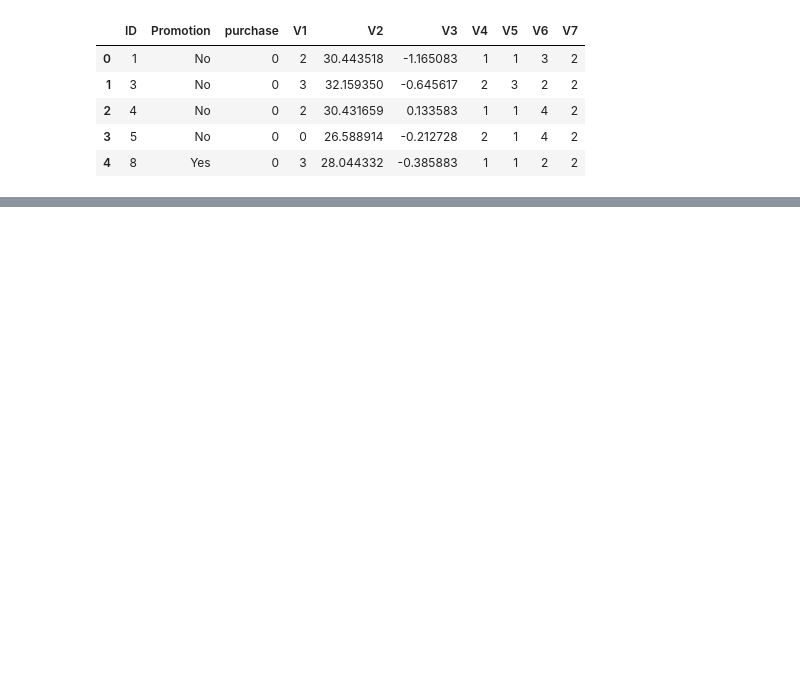
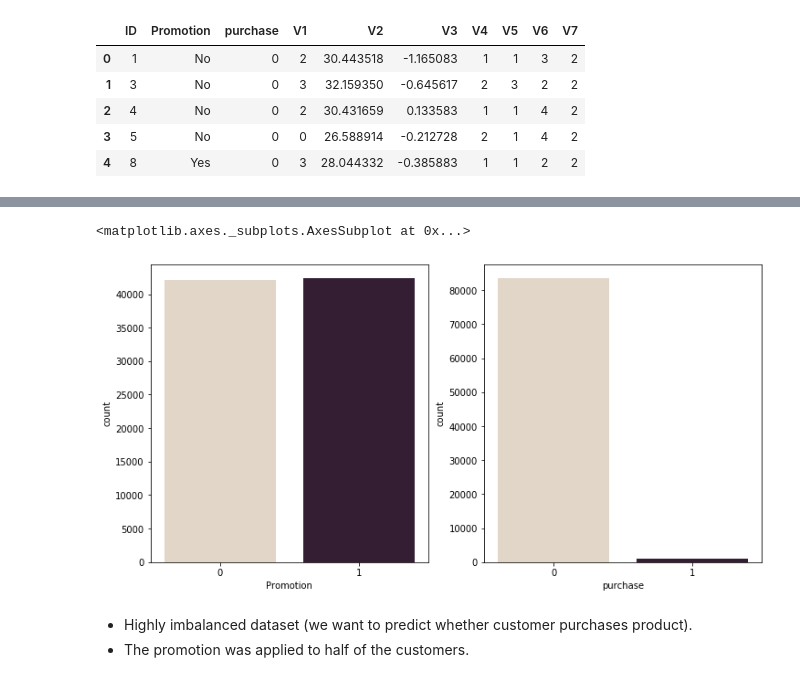
Before and after one commit to marcelokscunha/projects, a Jupyter notebook: starbucks-ad-analysis/Starbucks.ipynb, the cells around one changed output, grey strips where cells are left out. Cells and saved outputs as stored; diff of their text form; code cells hidden in the pictures; blank space fills up the shorter version.

```diff
--- a/starbucks-ad-analysis/Starbucks.ipynb
+++ b/starbucks-ad-analysis/Starbucks.ipynb
@@ -75,0 +115,10 @@ train_data.head()
+# %%
+fig, axs = plt.subplots(1,2, figsize=(12,6))
+sns.countplot(x="Promotion", palette="ch:.25", data=train_data, ax=axs[0])
+sns.countplot(x="purchase", palette="ch:.25", data=train_data, ax=axs[1])
+# %% [output]
+<matplotlib.axes._subplots.AxesSubplot at 0x...>
+[figure, added]
+# %% [markdown]
+- Highly imbalanced dataset (we want to predict whether customer purchases product).
+- The promotion was applied to half of the customers.
```
Also changed, not shown: parts of 12 cells of this notebook, 3 other files.
